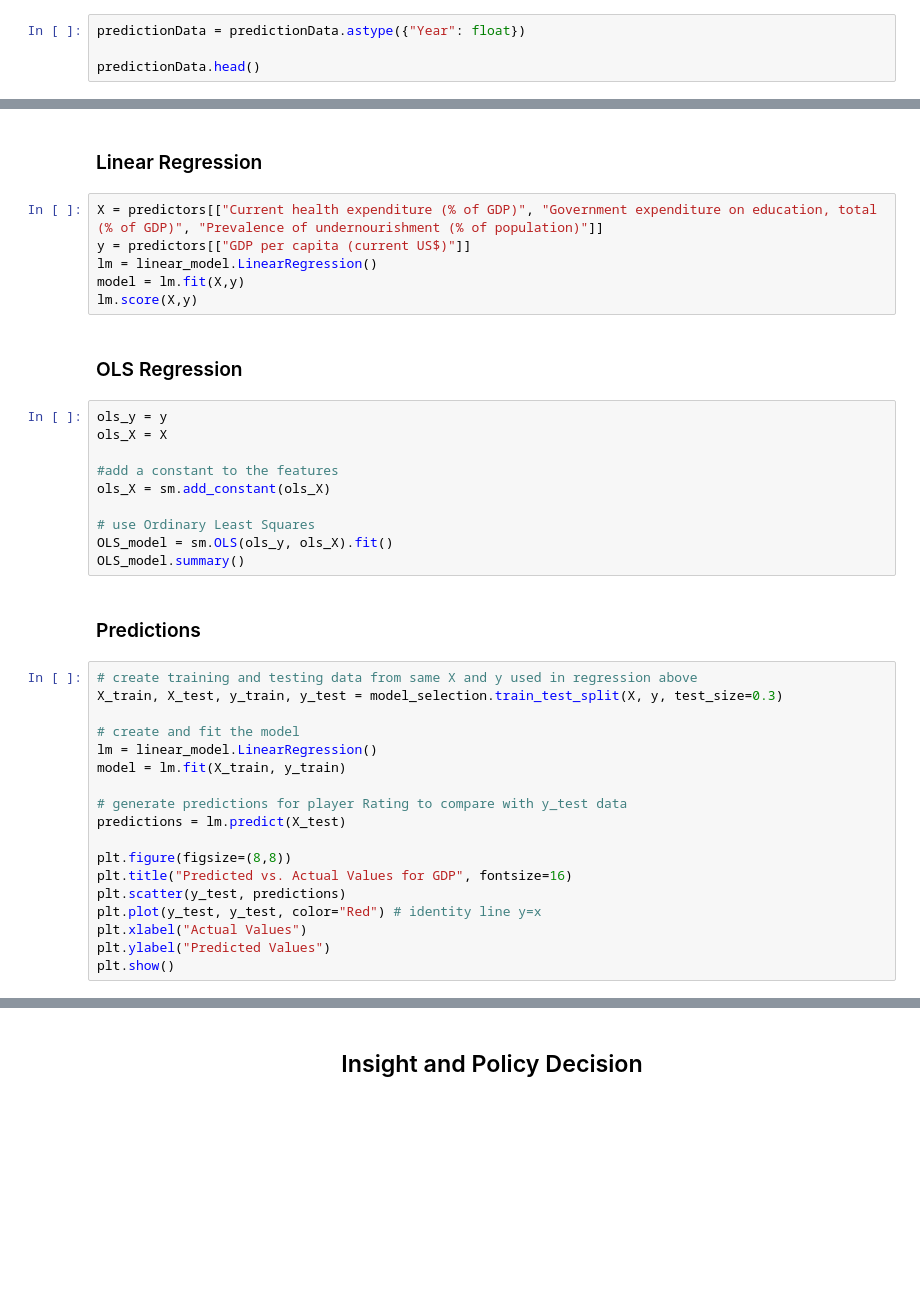
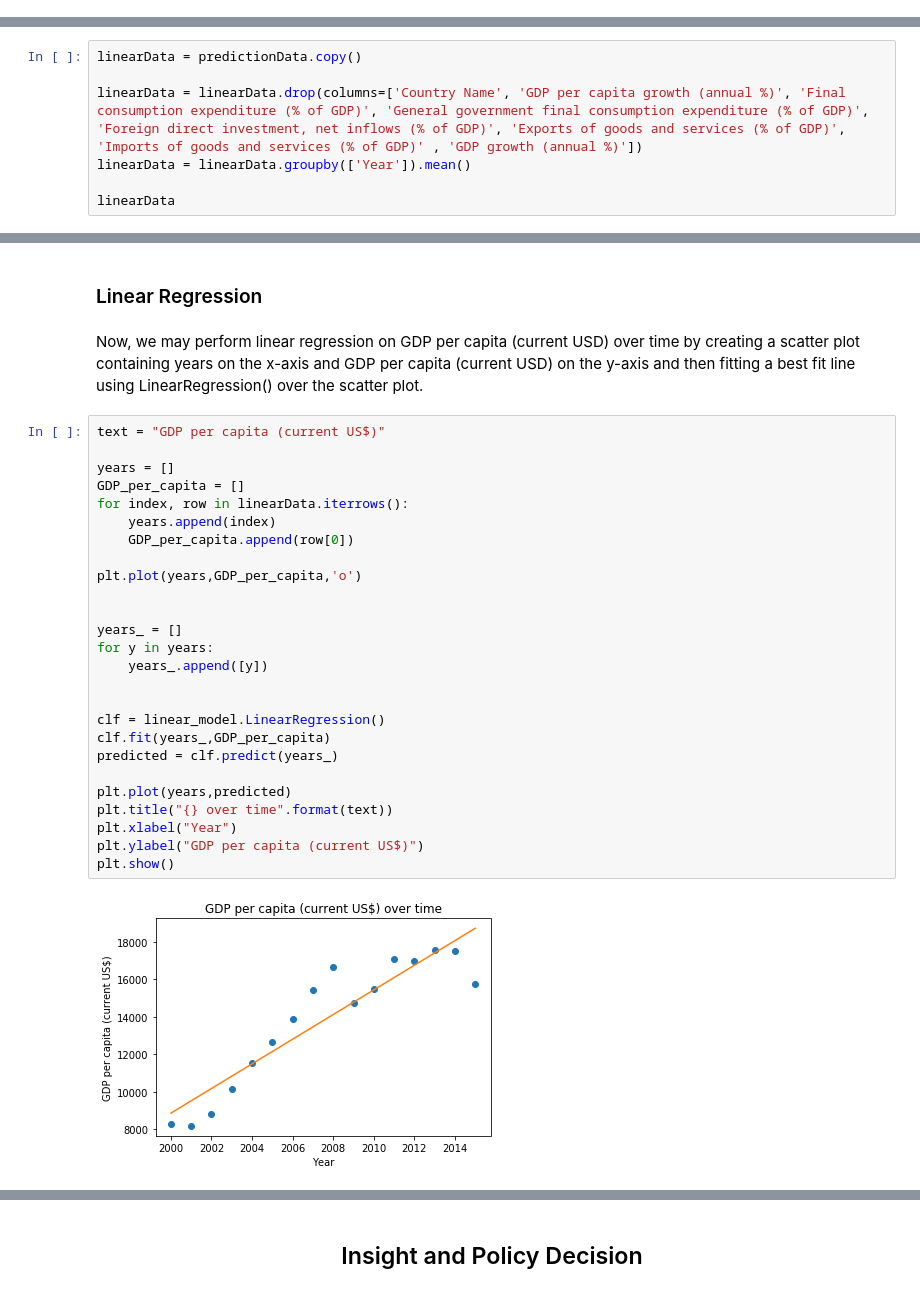
Before and after one commit to thechuster/thechuster.github.io, a Jupyter notebook: FinalProject.ipynb, the cells around one changed output, grey strips where cells are left out. Drawn from its saved outputs; the diff is of its cells as text; blank space fills up the shorter version.

Commit message:
added analysis, hypothesis testing, and ml

```diff
--- a/FinalProject.ipynb
+++ b/FinalProject.ipynb
@@ -512,6 +505,2 @@ m
 # %% [markdown]
 ## <center>Analysis, Hypothesis Testing, and Machine Learning<center>
-# %%
-predictionData = predictionData.astype({"Year": float})
-
-predictionData.head()
@@ -517,0 +511,7 @@ predictionData.head()
+# %%
+linearData = predictionData.copy()
+
+linearData = linearData.drop(columns=['Country Name', 'GDP per capita growth (annual %)', 'Final consumption expenditure (% of GDP)', 'General government final consumption expenditure (% of GDP)', 'Foreign direct investment, net inflows (% of GDP)', 'Exports of goods and services (% of GDP)', 'Imports of goods and services (% of GDP)' , 'GDP growth (annual %)'])
+linearData = linearData.groupby(['Year']).mean()
+
+linearData
@@ -518,40 +537,32 @@ predictionData.head()
 # %% [markdown]
 ### Linear Regression
-# %%
-X = predictors[["Current health expenditure (% of GDP)", "Government expenditure on education, total (% of GDP)", "Prevalence of undernourishment (% of population)"]]
-y = predictors[["GDP per capita (current US$)"]]
-lm = linear_model.LinearRegression()
-model = lm.fit(X,y)
-lm.score(X,y)
-# %% [markdown]
-### OLS Regression
-# %%
-ols_y = y
-ols_X = X
-
-#add a constant to the features
-ols_X = sm.add_constant(ols_X)
-
-# use Ordinary Least Squares
-OLS_model = sm.OLS(ols_y, ols_X).fit()
-OLS_model.summary()
-# %% [markdown]
-### Predictions
-# %%
-# create training and testing data from same X and y used in regression above
-X_train, X_test, y_train, y_test = model_selection.train_test_split(X, y, test_size=0.3)
-
-# create and fit the model
-lm = linear_model.LinearRegression()
-model = lm.fit(X_train, y_train)
-
-# generate predictions for player Rating to compare with y_test data
-predictions = lm.predict(X_test)
-
-plt.figure(figsize=(8,8))
-plt.title("Predicted vs. Actual Values for GDP", fontsize=16)
-plt.scatter(y_test, predictions)
-plt.plot(y_test, y_test, color="Red") # identity line y=x
-plt.xlabel("Actual Values")
-plt.ylabel("Predicted Values")
-plt.show()
+# %% [markdown]
+Now, we may perform linear regression on GDP per capita (current USD) over time by creating a scatter plot containing years on the x-axis and GDP per capita (current USD) on the y-axis and then fitting a best fit line using LinearRegression() over the scatter plot.
+# %%
+text = "GDP per capita (current US$)"
+
+years = []
+GDP_per_capita = []
+for index, row in linearData.iterrows():
+    years.append(index)
+    GDP_per_capita.append(row[0])
+
+plt.plot(years,GDP_per_capita,'o')
+
+
+years_ = []
+for y in years:
+    years_.append([y])
+
+
+clf = linear_model.LinearRegression()
+clf.fit(years_,GDP_per_capita)
+predicted = clf.predict(years_)
+
+plt.plot(years,predicted)
+plt.title("{} over time".format(text))
+plt.xlabel("Year")
+plt.ylabel("GDP per capita (current US$)")
+plt.show()
+# %% [output]
+[figure, added]
```
Also changed, not shown: parts of 20 cells of this notebook.
